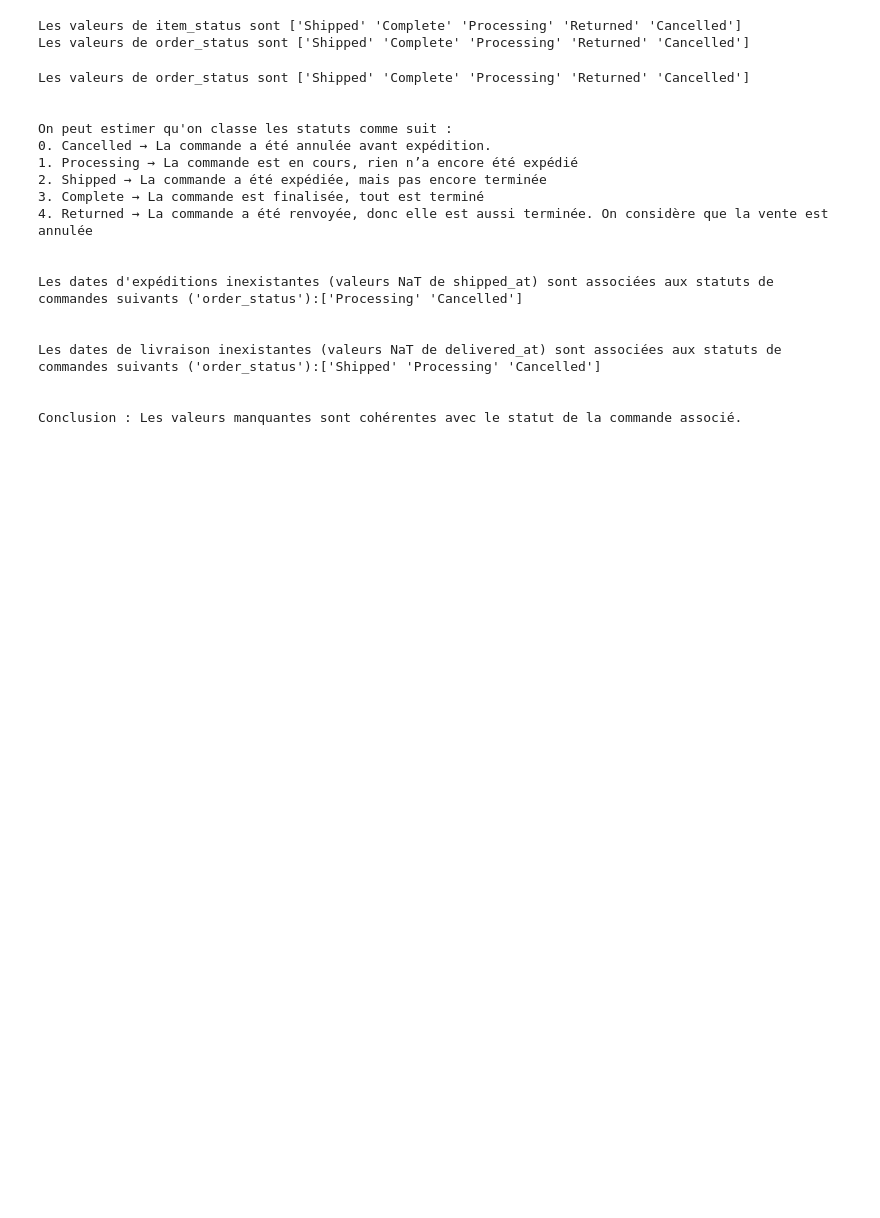
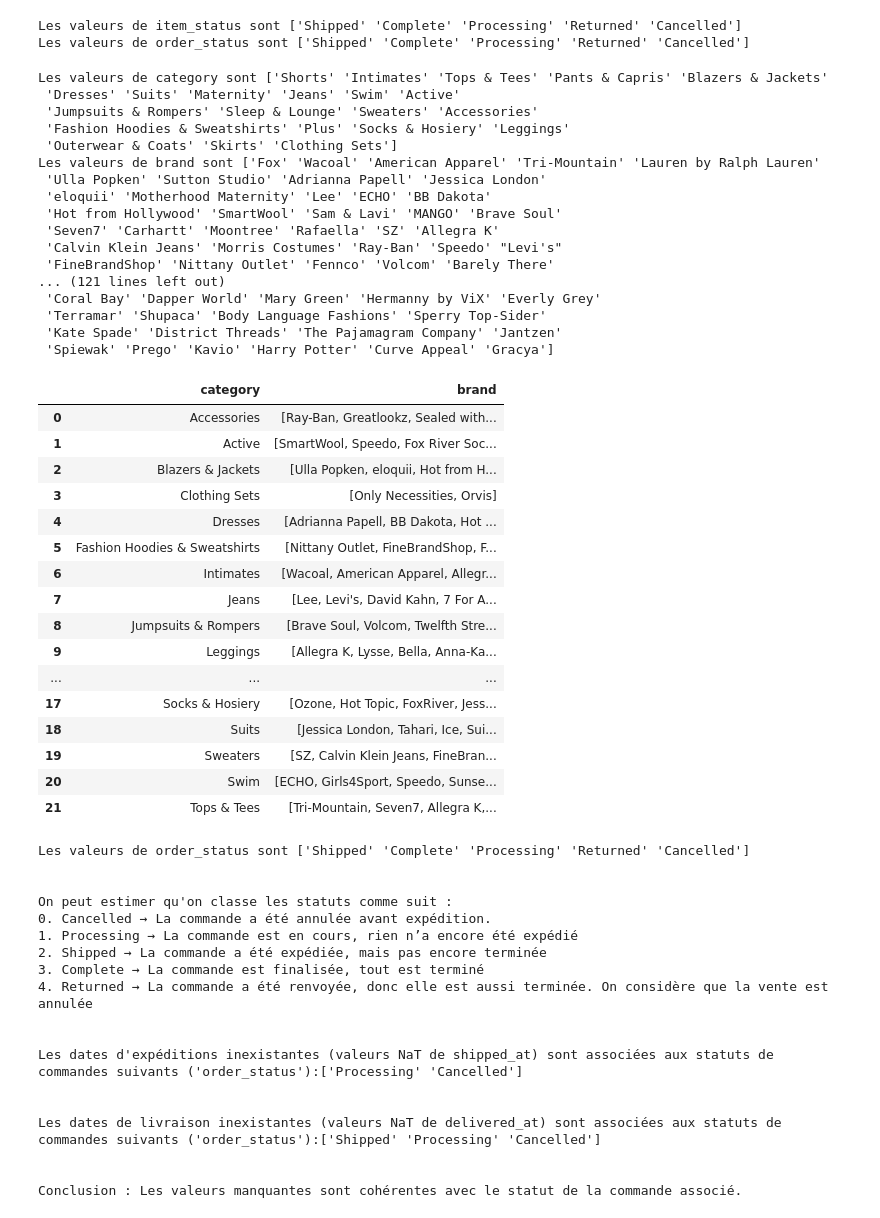
Before and after one commit to CDoliveux/Exam_Datagong_Doliveux, a Jupyter notebook: notebooks/TEST.ipynb, the cells around one changed output. Cells and saved outputs as stored; diff of their text form; code cells hidden in the pictures; blank space fills up the shorter version.

```diff
--- a/notebooks/TEST.ipynb
+++ b/notebooks/TEST.ipynb
@@ -155,6 +155,45 @@ print(f"Les valeurs de order_status sont {df["order_status"].unique()}")
 # %% [output]
 Les valeurs de item_status sont ['Shipped' 'Complete' 'Processing' 'Returned' 'Cancelled']
 Les valeurs de order_status sont ['Shipped' 'Complete' 'Processing' 'Returned' 'Cancelled']
+# %%
+print(f"Les valeurs de category sont {df["category"].unique()}")
+print(f"Les valeurs de brand sont {df["brand"].unique()}")
+df.groupby('category')['brand'].unique().reset_index()
+# %% [output]
+Les valeurs de category sont ['Shorts' 'Intimates' 'Tops & Tees' 'Pants & Capris' 'Blazers & Jackets'
+ 'Dresses' 'Suits' 'Maternity' 'Jeans' 'Swim' 'Active'
+ 'Jumpsuits & Rompers' 'Sleep & Lounge' 'Sweaters' 'Accessories'
+ 'Fashion Hoodies & Sweatshirts' 'Plus' 'Socks & Hosiery' 'Leggings'
+ 'Outerwear & Coats' 'Skirts' 'Clothing Sets']
+Les valeurs de brand sont ['Fox' 'Wacoal' 'American Apparel' 'Tri-Mountain' 'Lauren by Ralph Lauren'
+ 'Ulla Popken' 'Sutton Studio' 'Adrianna Papell' 'Jessica London'
+ 'eloquii' 'Motherhood Maternity' 'Lee' 'ECHO' 'BB Dakota'
+ 'Hot from Hollywood' 'SmartWool' 'Sam & Lavi' 'MANGO' 'Brave Soul'
+ 'Seven7' 'Carhartt' 'Moontree' 'Rafaella' 'SZ' 'Allegra K'
+ 'Calvin Klein Jeans' 'Morris Costumes' 'Ray-Ban' 'Speedo' "Levi's"
+ 'FineBrandShop' 'Nittany Outlet' 'Fennco' 'Volcom' 'Barely There'
+... (121 lines left out)
+ 'Coral Bay' 'Dapper World' 'Mary Green' 'Hermanny by ViX' 'Everly Grey'
+ 'Terramar' 'Shupaca' 'Body Language Fashions' 'Sperry Top-Sider'
+ 'Kate Spade' 'District Threads' 'The Pajamagram Company' 'Jantzen'
+ 'Spiewak' 'Prego' 'Kavio' 'Harry Potter' 'Curve Appeal' 'Gracya']
+|  | category | brand |
+| 0 | Accessories | [Ray-Ban, Greatlookz, Sealed with... |
+| 1 | Active | [SmartWool, Speedo, Fox River Soc... |
+| 2 | Blazers & Jackets | [Ulla Popken, eloquii, Hot from H... |
+| 3 | Clothing Sets | [Only Necessities, Orvis] |
+| 4 | Dresses | [Adrianna Papell, BB Dakota, Hot ... |
+| 5 | Fashion Hoodies & Sweatshirts | [Nittany Outlet, FineBrandShop, F... |
+| 6 | Intimates | [Wacoal, American Apparel, Allegr... |
+| 7 | Jeans | [Lee, Levi's, David Kahn, 7 For A... |
+| 8 | Jumpsuits & Rompers | [Brave Soul, Volcom, Twelfth Stre... |
+| 9 | Leggings | [Allegra K, Lysse, Bella, Anna-Ka... |
+| ... | ... | ... |
+| 17 | Socks & Hosiery | [Ozone, Hot Topic, FoxRiver, Jess... |
+| 18 | Suits | [Jessica London, Tahari, Ice, Sui... |
+| 19 | Sweaters | [SZ, Calvin Klein Jeans, FineBran... |
+| 20 | Swim | [ECHO, Girls4Sport, Speedo, Sunse... |
+| 21 | Tops & Tees | [Tri-Mountain, Seven7, Allegra K,... |
 # %%
 #2. TRAITEMENT DES N/A pour "shipped at" et "delivered at"
 
```
Also changed, not shown: parts of 10 cells of this notebook.
